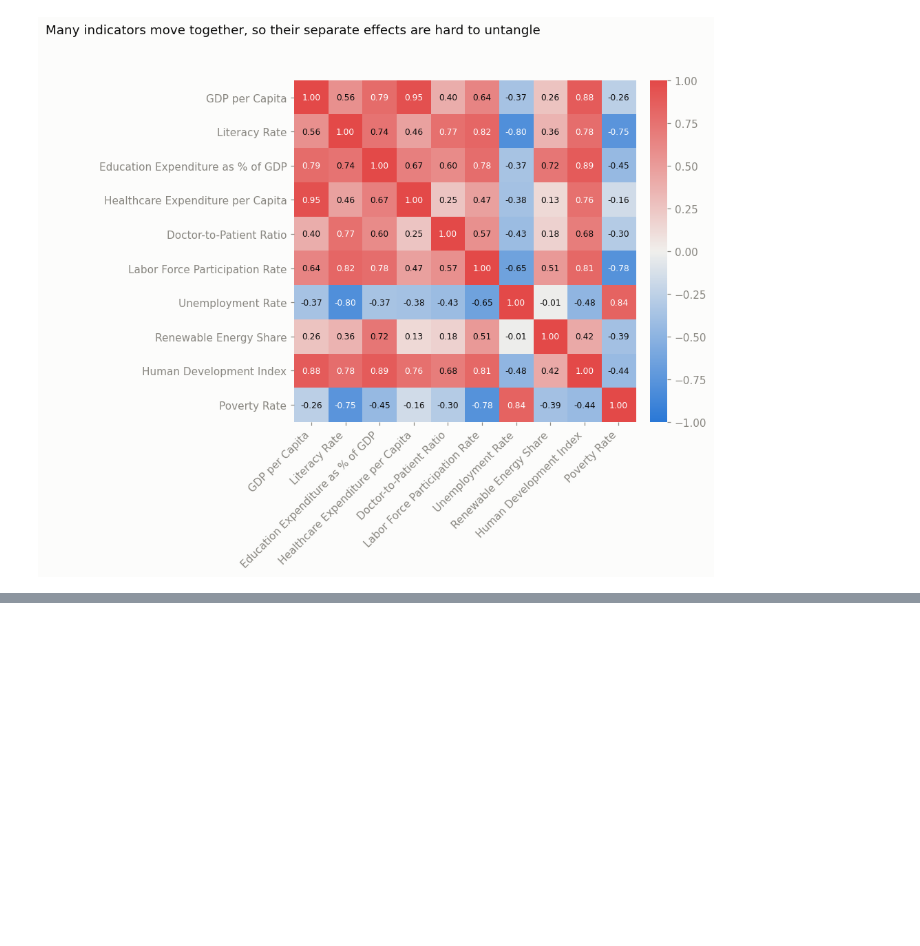
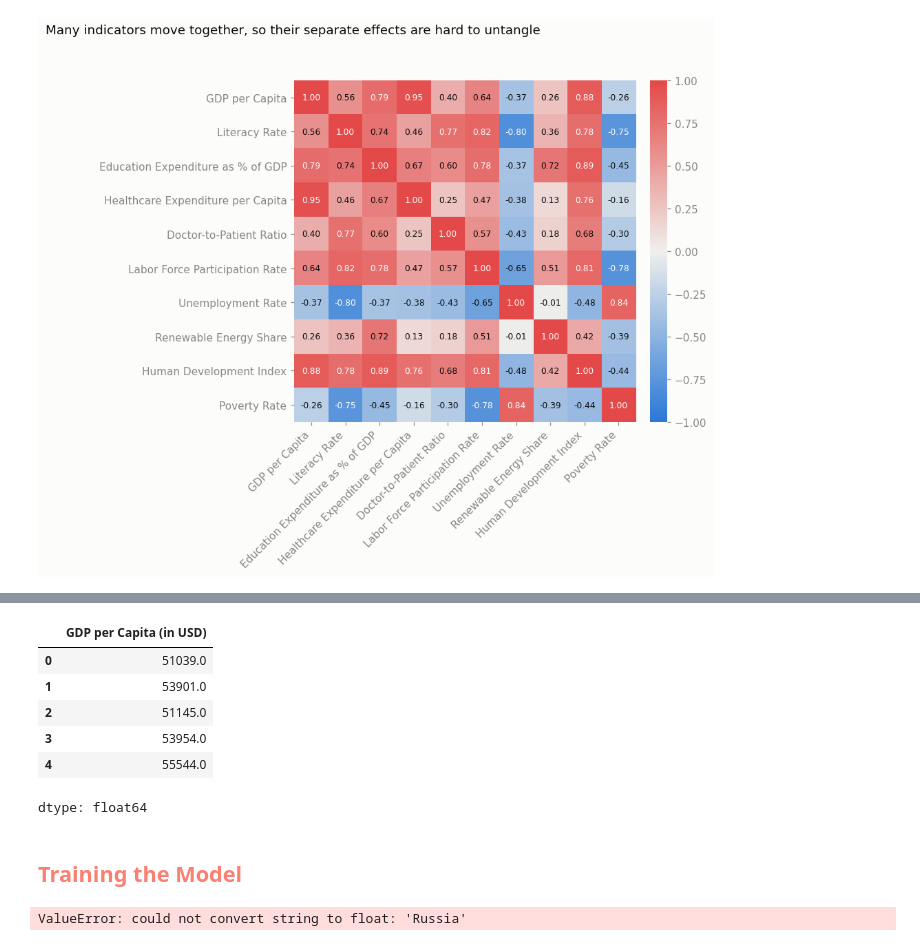
Before and after one commit to aaronawsg/capstone, a Jupyter notebook: Capstone_Economics_Analysis.ipynb, the cells around one changed output, grey strips where cells are left out. Drawn from its saved outputs; the diff is of its cells as text; code cells hidden in the pictures; blank space fills up the shorter version.

```diff
--- a/Capstone_Economics_Analysis.ipynb
+++ b/Capstone_Economics_Analysis.ipynb
@@ -448,0 +486,11 @@ plt.show()
+# %%
+y = df["GDP per Capita (in USD)"]
+y.head()
+# %% [output]
+|  | GDP per Capita (in USD) |
+| 0 | 51039.0 |
+| 1 | 53901.0 |
+| 2 | 51145.0 |
+| 3 | 53954.0 |
+| 4 | 55544.0 |
+dtype: float64
@@ -448,0 +500,2 @@ plt.show()
+# %% [markdown]
+## <font color="salmon">**Training the Model**
@@ -448,0 +510,6 @@ plt.show()
+# %%
+# Training the model on the training datasets
+
+lr.fit(X_train, Y_train)
+# %% [output]
+ValueError: could not convert string to float: 'Russia'
```
Also changed, not shown: parts of 8 cells of this notebook.
